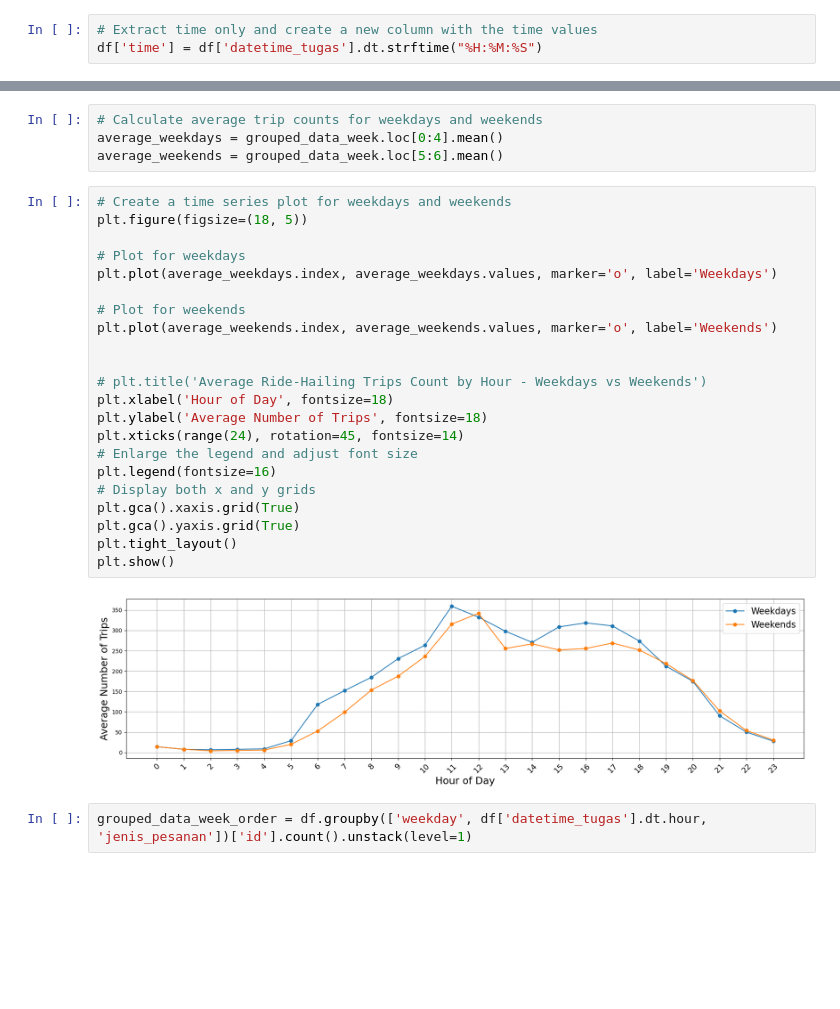
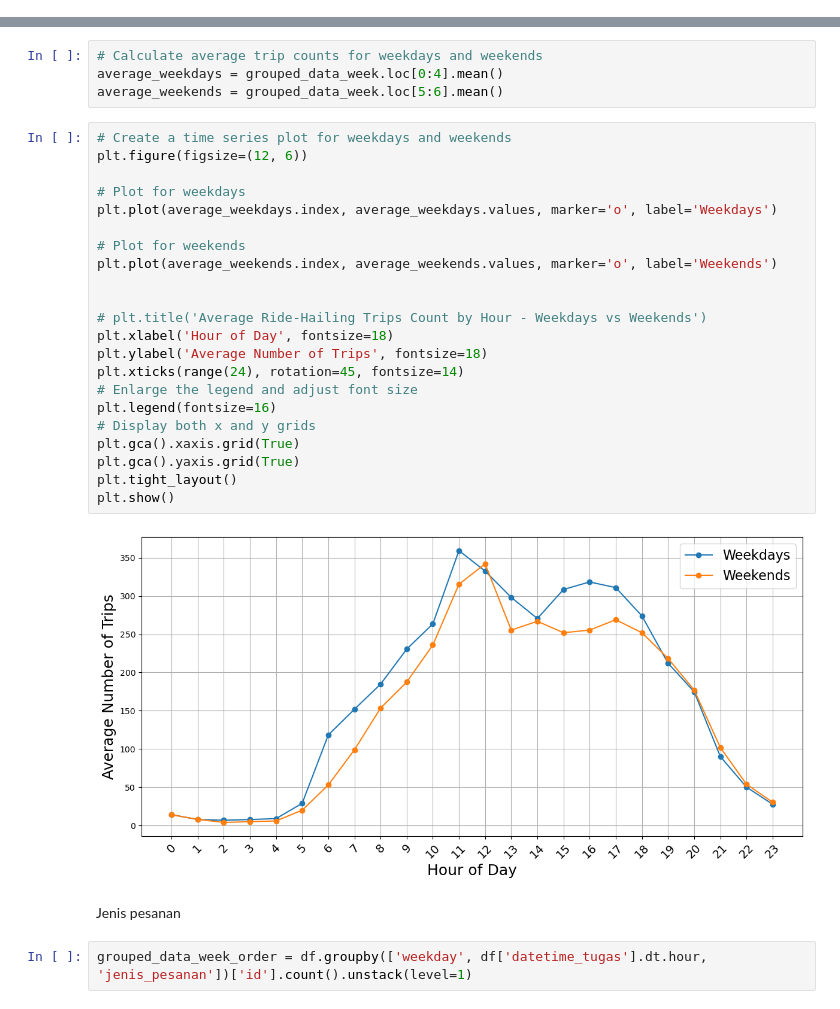
Before and after one commit to azwanazamuddin/location-choice-model, a Jupyter notebook: notebooks/eda.ipynb, the cells around one changed output, grey strips where cells are left out. Cells and saved outputs as stored; diff of their text form; blank space fills up the shorter version.

```diff
--- a/notebooks/eda.ipynb
+++ b/notebooks/eda.ipynb
@@ -29,6 +29,3 @@ df.head()
 | 2 | 14783 | 8.129765e+10 | mrayfan17@gmail.com | 2023-05-11 00:00:00 | Food | 2023-05-11 19:06:00 | Jl. Terusan Jakarta No.6, Babakan... | -6.913613 | ... |
 | 3 | 26411 | NaN | daddykurniadi4647@gmail.com | 2023-05-02 00:00:00 | Food | 2023-05-02 19:24:00 | GF- Outdoor JL Ciumbuleuit No 147... | -6.875969 | ... |
 | 4 | 16842 | 8.122494e+10 | amrytaufikblur@gmail.com | 2023-05-14 00:00:00 | Ride | 2023-05-14 08:00:00 | jl dipatiukur no 107, lebakgede | -6.885659 | ... |
-# %%
-# Extract time only and create a new column with the time values
-df['time'] = df['datetime_tugas'].dt.strftime("%H:%M:%S")
@@ -128,27 +116,29 @@ average_weekdays = grouped_data_week.loc[0:4].mean()
 average_weekends = grouped_data_week.loc[5:6].mean()
 # %%
 # Create a time series plot for weekdays and weekends
-plt.figure(figsize=(18, 5))
+plt.figure(figsize=(12, 6))
 
 # Plot for weekdays
 plt.plot(average_weekdays.index, average_weekdays.values, marker='o', label='Weekdays')
 
 # Plot for weekends
 plt.plot(average_weekends.index, average_weekends.values, marker='o', label='Weekends')
 
 
 # plt.title('Average Ride-Hailing Trips Count by Hour - Weekdays vs Weekends')
 plt.xlabel('Hour of Day', fontsize=18)
 plt.ylabel('Average Number of Trips', fontsize=18)
 plt.xticks(range(24), rotation=45, fontsize=14)
 # Enlarge the legend and adjust font size
 plt.legend(fontsize=16)
 # Display both x and y grids
 plt.gca().xaxis.grid(True)
 plt.gca().yaxis.grid(True)
 plt.tight_layout()
 plt.show()
 # %% [output]
-[figure, old version]
+[figure, new version]
+# %% [markdown]
+Jenis pesanan
 # %%
 grouped_data_week_order = df.groupby(['weekday', df['datetime_tugas'].dt.hour, 'jenis_pesanan'])['id'].count().unstack(level=1)
```
Also changed, not shown: parts of 3 cells of this notebook, 59 other files.
